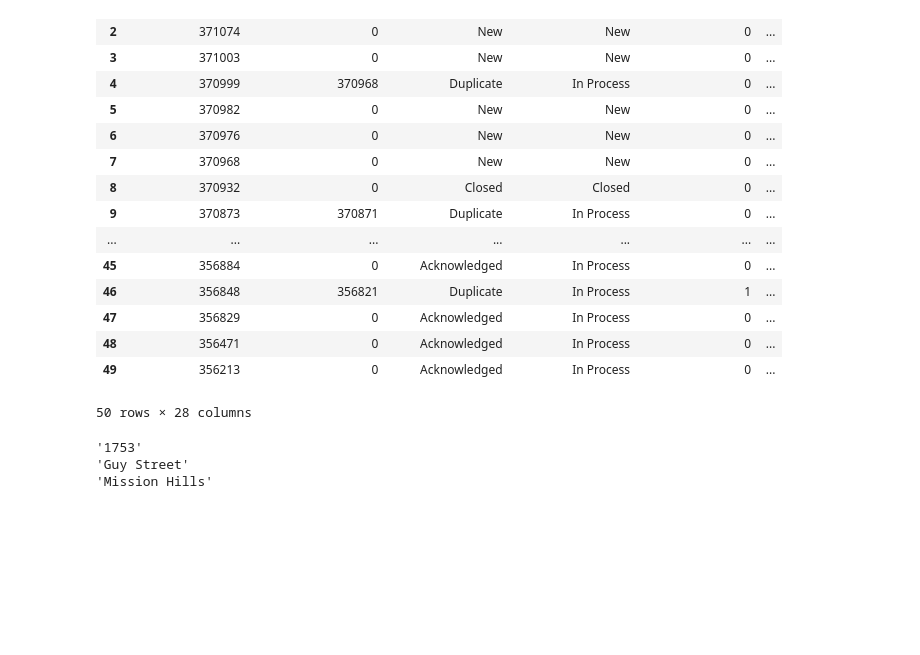
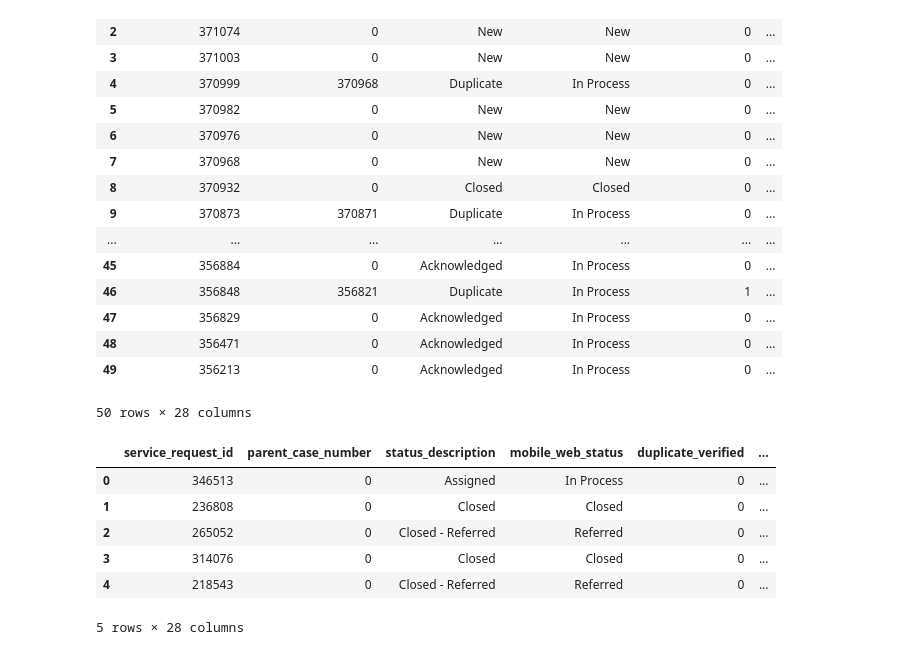
Before and after one commit to Erikcaldwell/Koala-ty-group-project-, a Jupyter notebook: address2censustrack.ipynb, the cells around one changed output. Saved outputs shown, nothing was run; the diff lists cells and outputs as text; code cells hidden in the pictures; blank space fills up the shorter version.

```diff
--- a/address2censustrack.ipynb
+++ b/address2censustrack.ipynb
@@ -40,6 +40,16 @@ df.head(50)
 | 48 | 356471 | 0 | Acknowledged | In Process | 0 | ... |
 | 49 | 356213 | 0 | Acknowledged | In Process | 0 | ... |
 50 rows × 28 columns
-# %%
-df = df.head(10)
+# %%
+sample_df = df.sample(frac=0.1)
+sample_df = sample_df.reset_index(drop=True)
+sample_df.head()
+# %% [output]
+|  | service_request_id | parent_case_number | status_description | mobile_web_status | duplicate_verified | ... |
+| 0 | 346513 | 0 | Assigned | In Process | 0 | ... |
+| 1 | 236808 | 0 | Closed | Closed | 0 | ... |
+| 2 | 265052 | 0 | Closed - Referred | Referred | 0 | ... |
+| 3 | 314076 | 0 | Closed | Closed | 0 | ... |
+| 4 | 218543 | 0 | Closed - Referred | Referred | 0 | ... |
+5 rows × 28 columns
 # %%
@@ -60,8 +73,0 @@ for index, row in df.iterrows():
-# %%
-pprint(result['results'][0]['address_components'][0]['long_name'])
-pprint(result['results'][0]['address_components'][1]['long_name'])
-pprint(result['results'][0]['address_components'][2]['long_name'])
-# %% [output]
-'1753'
-'Guy Street'
-'Mission Hills'
```
Also changed, not shown: parts of 10 cells of this notebook, 5 other files.
